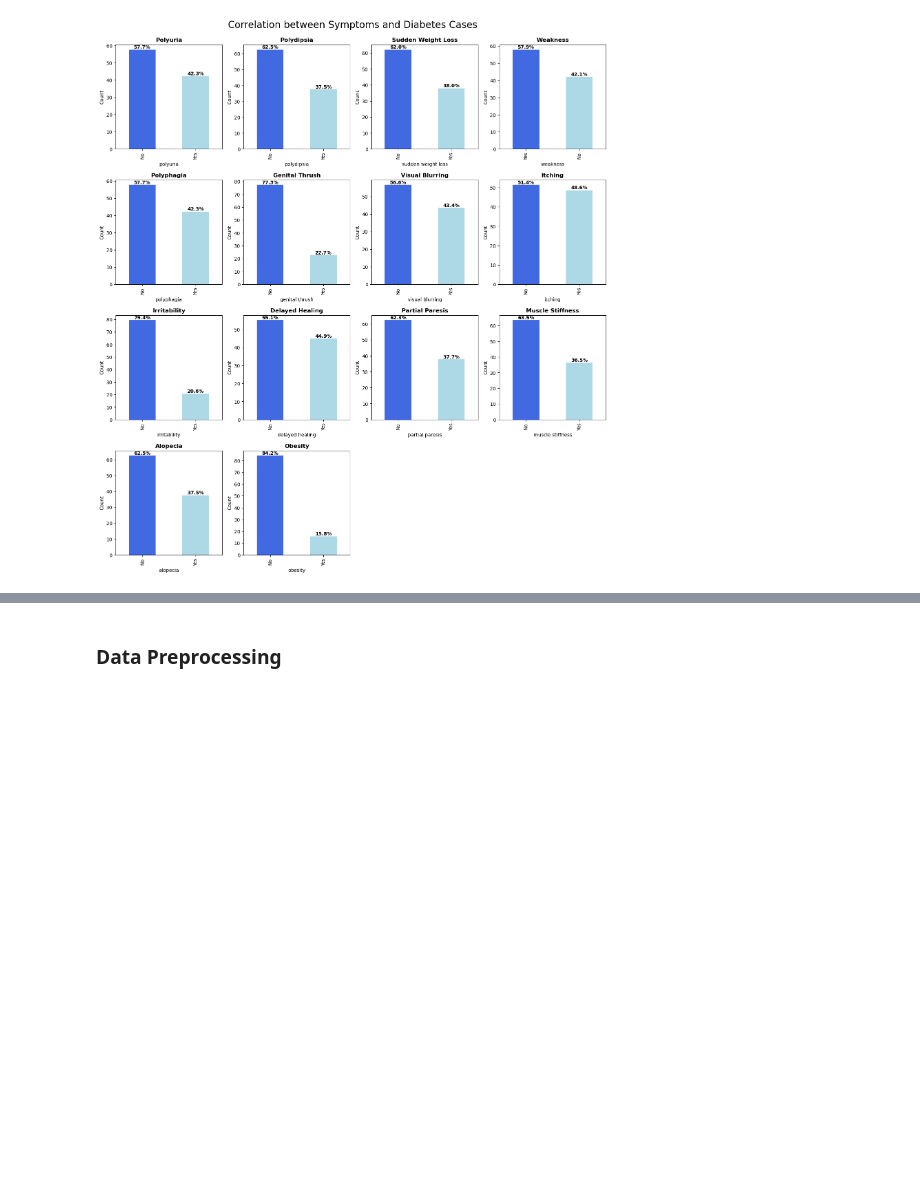
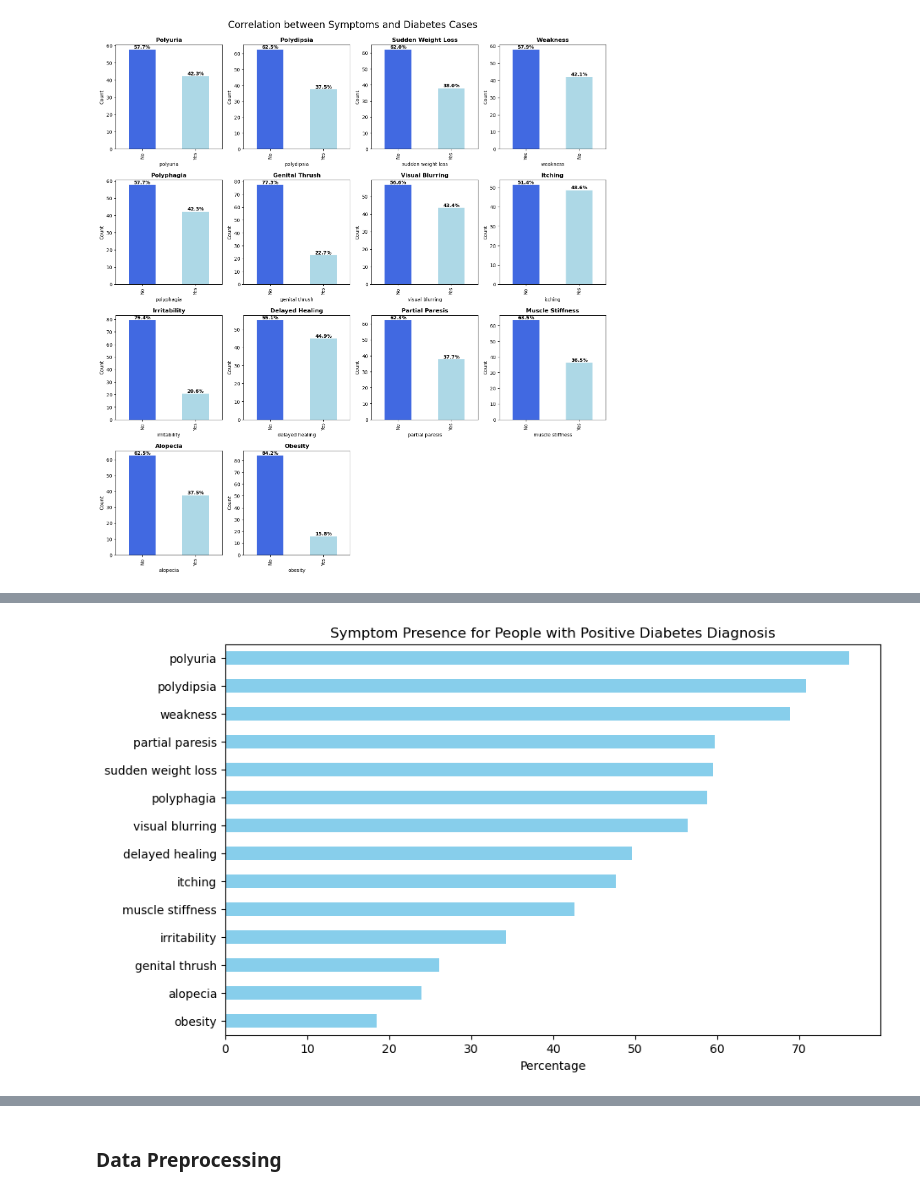
Before and after one commit to hsnshz/SugarCheck, a Jupyter notebook: Backend/ML-Models/MLModels.ipynb, the cells around one changed output, grey strips where cells are left out. Saved outputs shown, nothing was run; the diff lists cells and outputs as text; code cells hidden in the pictures; blank space fills up the shorter version.

```diff
--- a/Backend/ML-Models/MLModels.ipynb
+++ b/Backend/ML-Models/MLModels.ipynb
@@ -135,0 +239,9 @@ plt.show()
+# %%
+# Create a bar plot for the presence percentages
+plt.figure(figsize=(10, 6))
+percentage_df["Symptom Presence (%)"].sort_values().plot(kind="barh", color="skyblue")
+plt.xlabel("Percentage")
+plt.title("Symptom Presence for People with Positive Diabetes Diagnosis")
+plt.show()
+# %% [output]
+[figure, added]
```
Also changed, not shown: parts of 11 cells of this notebook, 4 other files.
